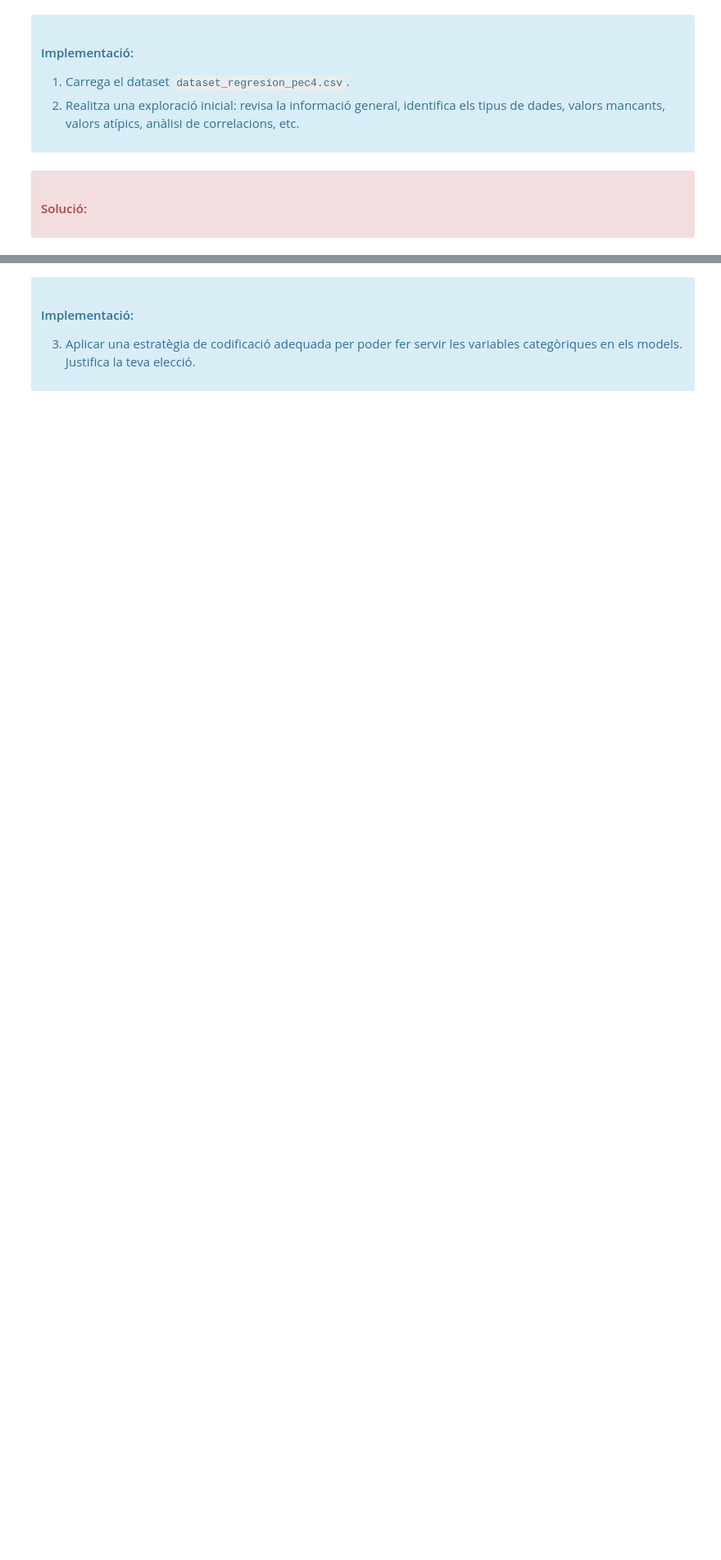
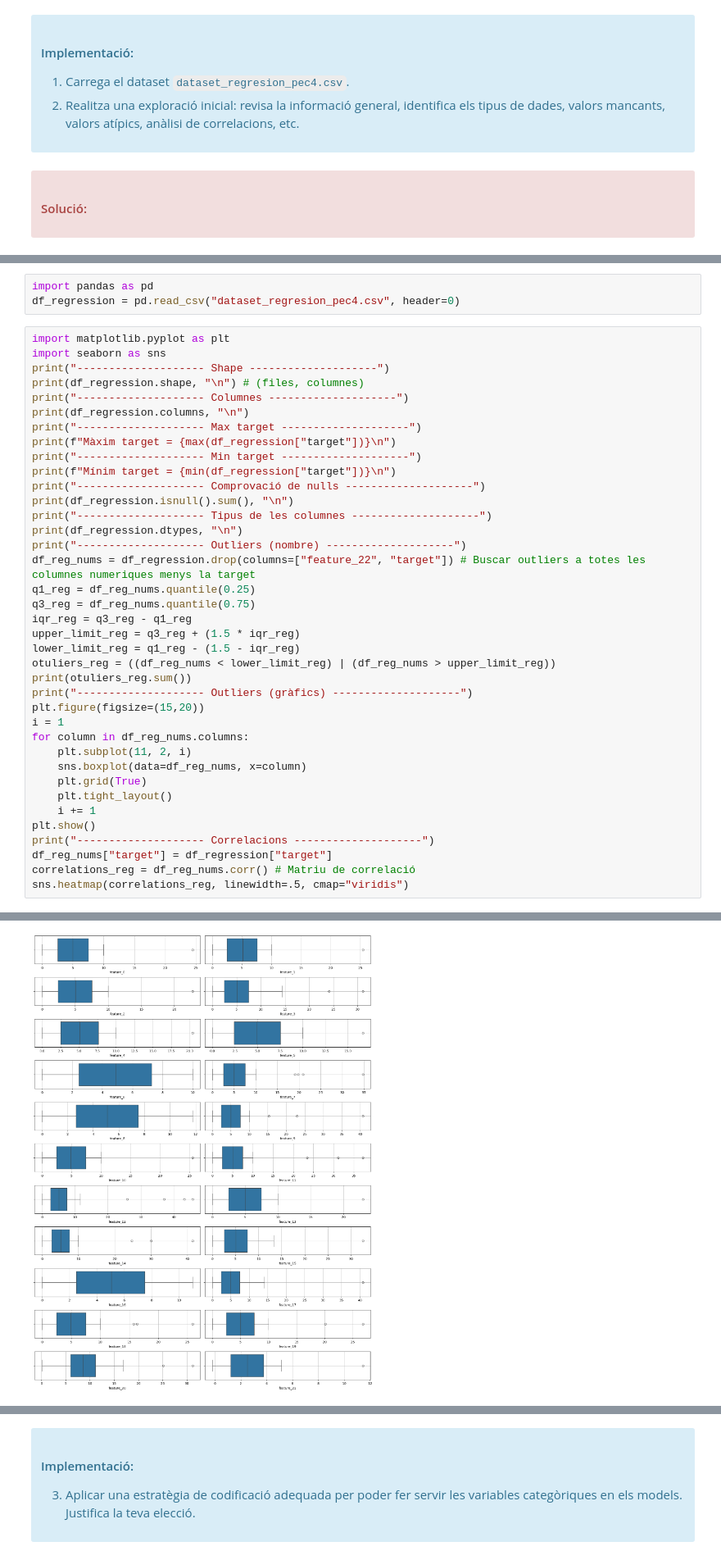
Before and after one commit to marc7666/PAC4-aprenentatge-automatic, a Jupyter notebook: M2_991_20242_PAC4_Enunciat.ipynb, the cells around one changed output, grey strips where cells are left out. Shown at 82% size. Saved outputs shown, nothing was run; the diff lists cells and outputs as text; blank space fills up the shorter version.

```diff
--- a/M2_991_20242_PAC4_Enunciat.ipynb
+++ b/M2_991_20242_PAC4_Enunciat.ipynb
@@ -1289,0 +1281,42 @@ Comenta dins d'aquesta cel·la la teva anàlisi crítica, fes servir tantes cel
+# %%
+import pandas as pd
+df_regression = pd.read_csv("dataset_regresion_pec4.csv", header=0)
+# %%
+import matplotlib.pyplot as plt
+import seaborn as sns
+print("-------------------- Shape --------------------")
+print(df_regression.shape, "\n") # (files, columnes)
+print("-------------------- Columnes --------------------")
+print(df_regression.columns, "\n")
+print("-------------------- Max target --------------------")
+print(f"Màxim target = {max(df_regression["target"])}\n")
+print("-------------------- Min target --------------------")
+print(f"Mínim target = {min(df_regression["target"])}\n")
+print("-------------------- Comprovació de nulls --------------------")
+print(df_regression.isnull().sum(), "\n")
+print("-------------------- Tipus de les columnes --------------------")
+print(df_regression.dtypes, "\n")
+print("-------------------- Outliers (nombre) --------------------")
+df_reg_nums = df_regression.drop(columns=["feature_22", "target"]) # Buscar outliers a totes les columnes numeriques menys la target
+q1_reg = df_reg_nums.quantile(0.25)
+q3_reg = df_reg_nums.quantile(0.75)
+iqr_reg = q3_reg - q1_reg
+upper_limit_reg = q3_reg + (1.5 * iqr_reg)
+lower_limit_reg = q1_reg - (1.5 - iqr_reg)
+otuliers_reg = ((df_reg_nums < lower_limit_reg) | (df_reg_nums > upper_limit_reg))
+print(otuliers_reg.sum())
+print("-------------------- Outliers (gràfics) --------------------")
+plt.figure(figsize=(15,20))
+i = 1
+for column in df_reg_nums.columns:
+    plt.subplot(11, 2, i)
+    sns.boxplot(data=df_reg_nums, x=column)
+    plt.grid(True)
+    plt.tight_layout()
+    i += 1
+plt.show()
+print("-------------------- Correlacions --------------------")
+df_reg_nums["target"] = df_regression["target"]
+correlations_reg = df_reg_nums.corr() # Matriu de correlació
+sns.heatmap(correlations_reg, linewidth=.5, cmap="viridis")
+# %% [output]
@@ -1289,0 +1340 @@ Comenta dins d'aquesta cel·la la teva anàlisi crítica, fes servir tantes cel
+[figure, added]
```
Also changed, not shown: parts of 22 cells of this notebook.
